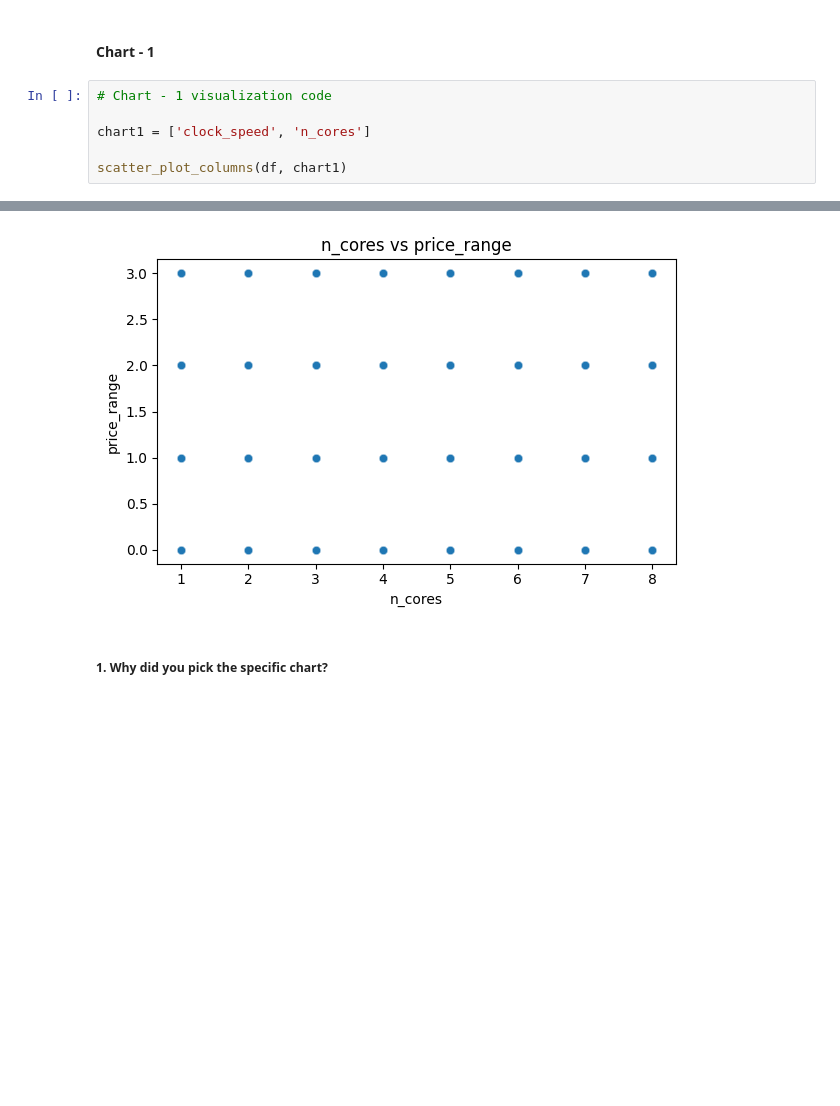
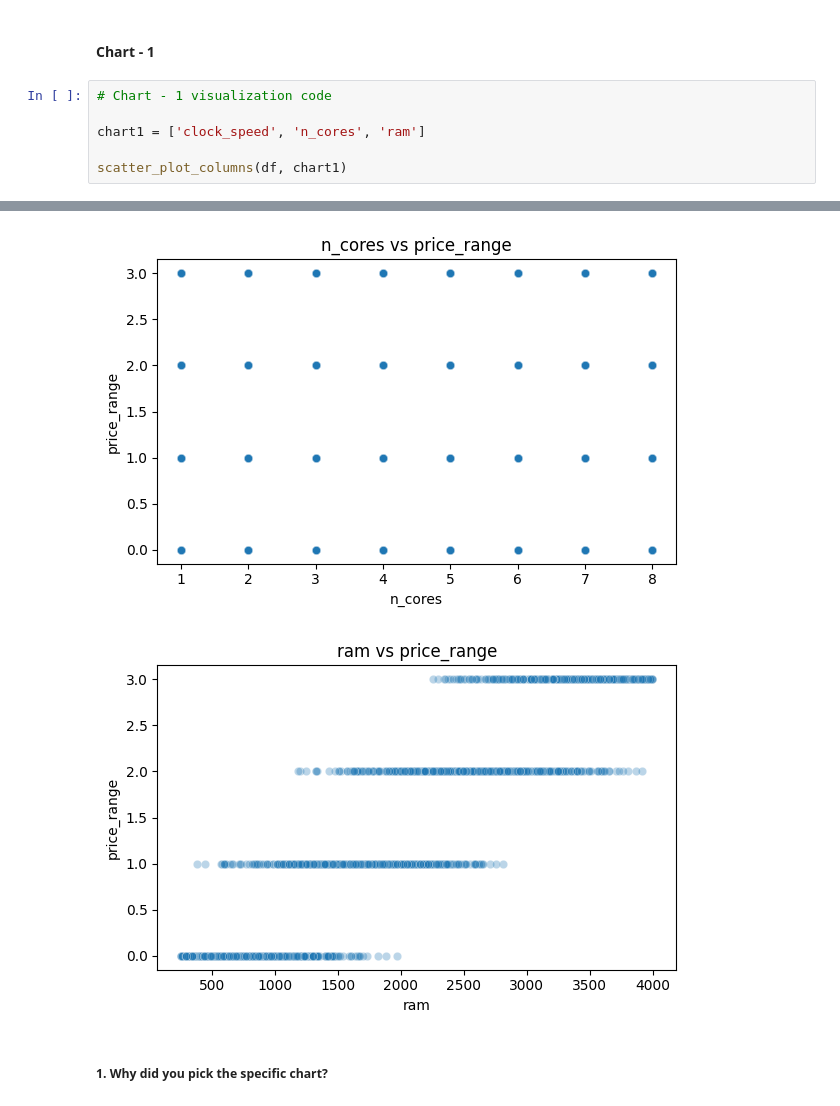
Before and after one commit to varuncode01/ST_Project3, a Jupyter notebook: ML_Project3.ipynb, the cells around one changed output, grey strips where cells are left out. Saved outputs shown, nothing was run; the diff lists cells and outputs as text; blank space fills up the shorter version.

```diff
--- a/ML_Project3.ipynb
+++ b/ML_Project3.ipynb
@@ -493,12 +493,13 @@ def plot_feature_importance(df, feature_cols, target='price_range'):
 # %%
 # Chart - 1 visualization code
 
-chart1 = ['clock_speed', 'n_cores']
+chart1 = ['clock_speed', 'n_cores', 'ram']
 
 scatter_plot_columns(df, chart1)
 # %% [output]
 [figure]
 [figure]
+[figure, added]
 # %% [markdown]
 ##### 1. Why did you pick the specific chart?
 # %% [markdown]
```
Also changed, not shown: parts of 10 cells of this notebook.
